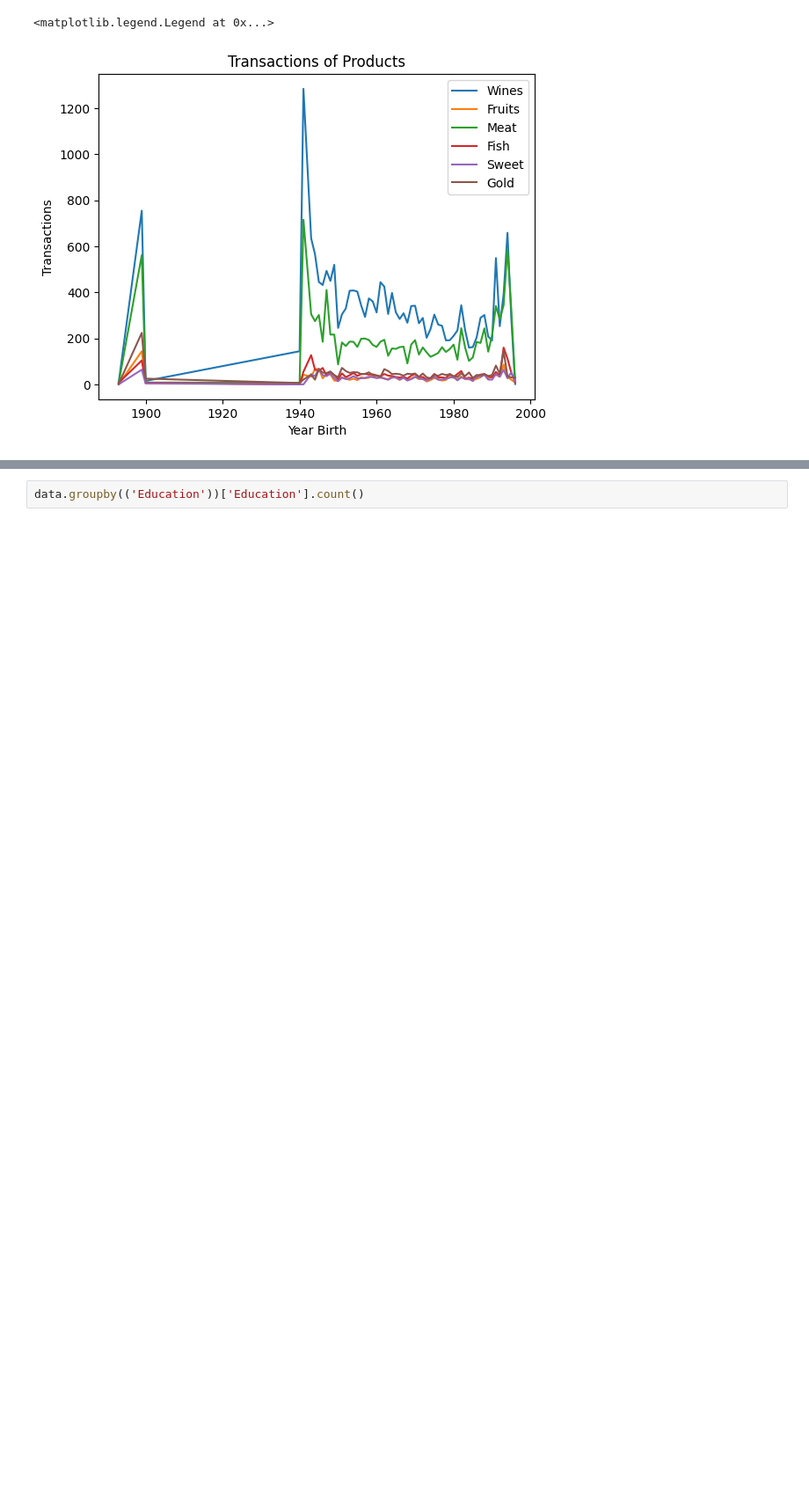
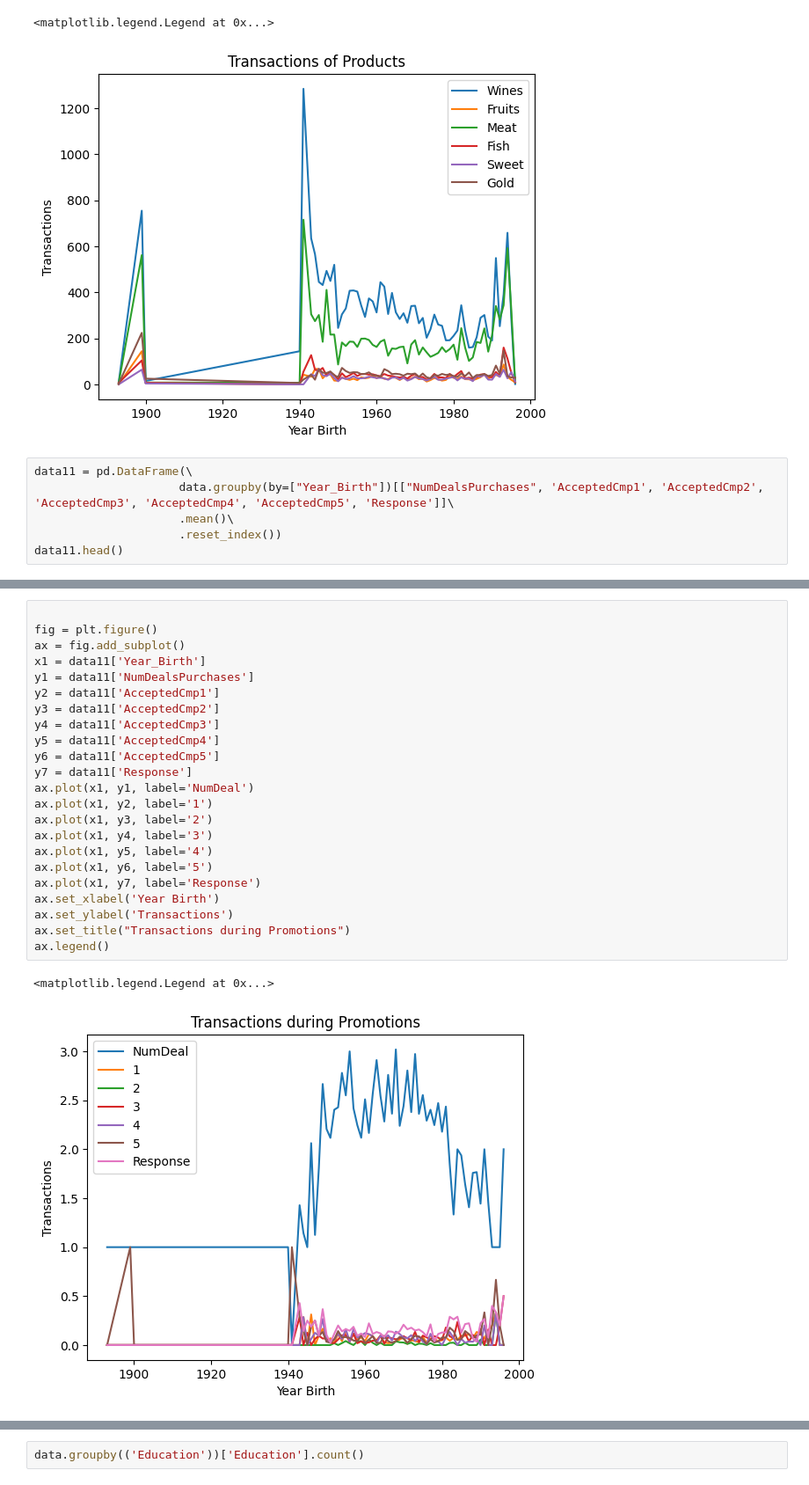
Before and after one commit to mkhadikn/Data-Analysis-and-Science, a Jupyter notebook: Company's_Ideal_Customers(Marketing_Strategy).ipynb, the cells around one changed output, grey strips where cells are left out. Shown: that part at 88% size. Saved outputs shown, nothing was run; the diff lists cells and outputs as text; blank space fills up the shorter version.

Commit message:
Data Preparation

```diff
--- a/Company's_Ideal_Customers(Marketing_Strategy).ipynb
+++ b/Company's_Ideal_Customers(Marketing_Strategy).ipynb
@@ -149,3 +151,9 @@ ax.legend()
 # %% [output]
 <matplotlib.legend.Legend at 0x...>
 [figure]
+# %%
+data11 = pd.DataFrame(\
+                     data.groupby(by=["Year_Birth"])[["NumDealsPurchases", 'AcceptedCmp1', 'AcceptedCmp2', 'AcceptedCmp3', 'AcceptedCmp4', 'AcceptedCmp5', 'Response']]\
+                     .mean()\
+                     .reset_index())
+data11.head()
@@ -151,0 +167,26 @@ ax.legend()
+# %%
+
+fig = plt.figure()
+ax = fig.add_subplot()
+x1 = data11['Year_Birth']
+y1 = data11['NumDealsPurchases']
+y2 = data11['AcceptedCmp1']
+y3 = data11['AcceptedCmp2']
+y4 = data11['AcceptedCmp3']
+y5 = data11['AcceptedCmp4']
+y6 = data11['AcceptedCmp5']
+y7 = data11['Response']
+ax.plot(x1, y1, label='NumDeal')
+ax.plot(x1, y2, label='1')
+ax.plot(x1, y3, label='2')
+ax.plot(x1, y4, label='3')
+ax.plot(x1, y5, label='4')
+ax.plot(x1, y6, label='5')
+ax.plot(x1, y7, label='Response')
+ax.set_xlabel('Year Birth')
+ax.set_ylabel('Transactions')
+ax.set_title("Transactions during Promotions")
+ax.legend()
+# %% [output]
+<matplotlib.legend.Legend at 0x...>
+[figure, added]
```
Also changed, not shown: parts of 34 cells of this notebook.
